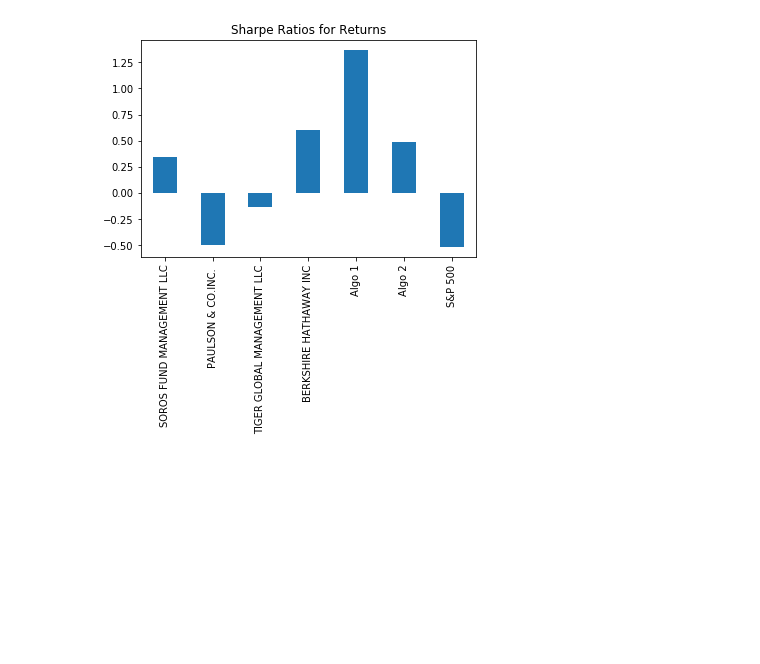
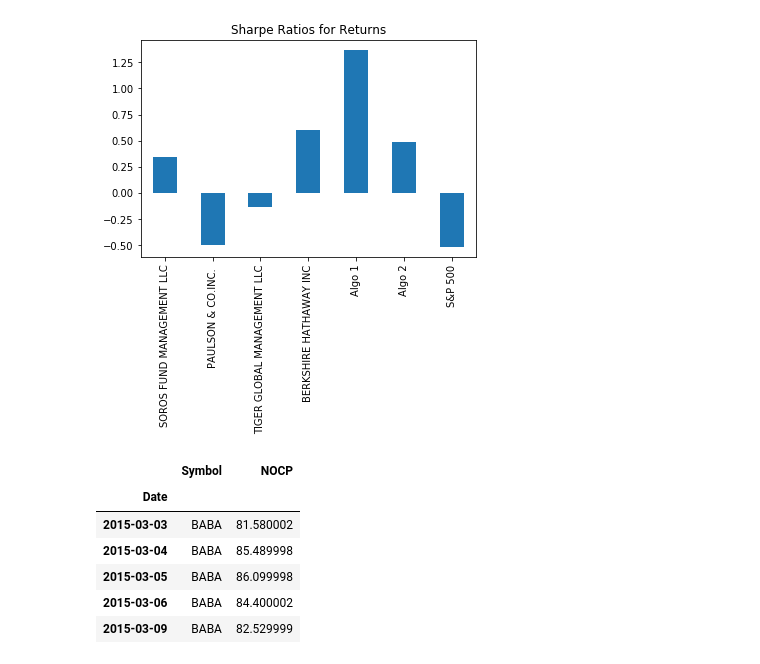
Before and after one commit to agalakt/pandas-homework, a Jupyter notebook: whaling_analysis_pandas.ipynb, the cells around one changed output. Saved outputs shown, nothing was run; the diff lists cells and outputs as text; code cells hidden in the pictures; blank space fills up the shorter version.

Commit message:
Created CSV Dataframes for BABA, GE, NFLX, TSLA

```diff
--- a/whaling_analysis_pandas.ipynb
+++ b/whaling_analysis_pandas.ipynb
@@ -278,0 +277,21 @@ sharpe_ratios.plot(kind="bar", title="Sharpe Ratios for Returns")
+# %%
+#Portfolio Returns
+baba_csvpath = Path("../pandas-homework/homework-csvfiles/BABA.csv")
+ge_csvpath = Path("../pandas-homework/homework-csvfiles/GE.csv")
+nflx_csvpath = Path("../pandas-homework/homework-csvfiles/NFLX.csv")
+tsla_csvpath = Path("../pandas-homework/homework-csvfiles/TSLA.csv")
+# %%
+baba_df = pd.read_csv(baba_csvpath, index_col="Date", infer_datetime_format=True, parse_dates=True)
+baba_df.drop(columns=['Open', 'High', 'Low', 'Adj Close', 'Volume'], inplace=True)
+baba_df.columns = ['NOCP']
+baba_df['Symbol'] = 'BABA'
+baba_df = baba_df[["Symbol", "NOCP"]]
+baba_df.head()
+# %% [output]
+|  | Symbol | NOCP |
+| Date |  |  |
+| 2015-03-03 | BABA | 81.580002 |
+| 2015-03-04 | BABA | 85.489998 |
+| 2015-03-05 | BABA | 86.099998 |
+| 2015-03-06 | BABA | 84.400002 |
+| 2015-03-09 | BABA | 82.529999 |
```
Also changed, not shown: parts of 3 cells of this notebook.
